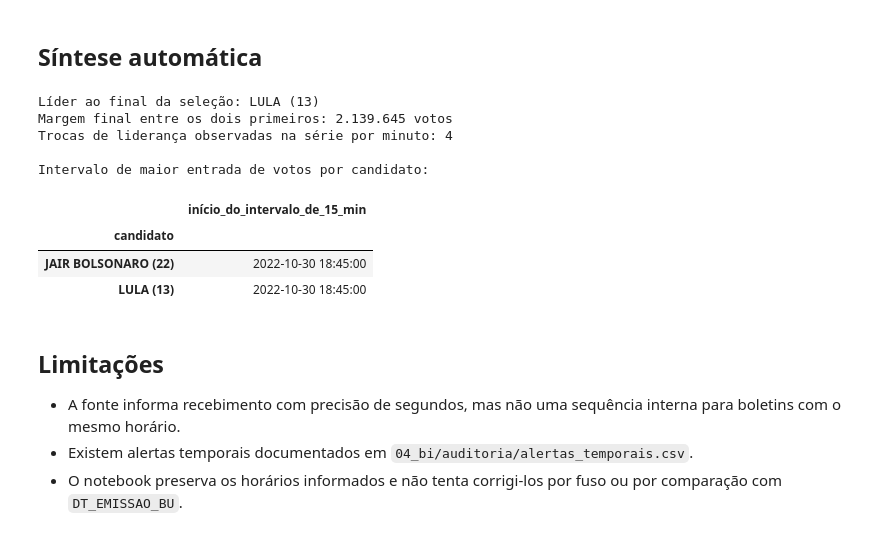
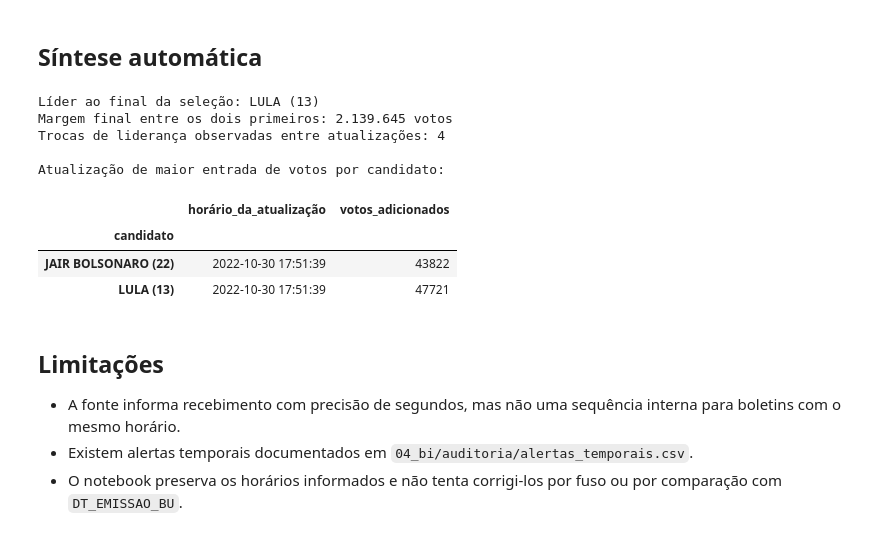
Before and after one commit to miltonRafa/Apuracoes, a Jupyter notebook: 2t2022/04_bi/notebooks/analise_evolucao_votos.ipynb, the cells around one changed output. Saved outputs shown, nothing was run; the diff lists cells and outputs as text; code cells hidden in the pictures.

Commit message:
Exibe cada atualização da apuração

```diff
--- a/2t2022/04_bi/notebooks/analise_evolucao_votos.ipynb
+++ b/2t2022/04_bi/notebooks/analise_evolucao_votos.ipynb
@@ -102,7 +98,7 @@ parametros = [CARGO] + ([UF.upper()] if UF else [])
 
 consulta = f"""
     SELECT
-        date_trunc('minute', v.dt_bu_recebido) AS instante,
+        v.dt_bu_recebido AS instante,
         concat(d.nm_votavel, ' (', d.nr_votavel, ')') AS candidato,
         sum(v.qt_votos)::BIGINT AS votos_no_lote
     FROM read_parquet('{caminho_fatos}', hive_partitioning=true) v
@@ -123,12 +119,10 @@ incrementos = (
     .fillna(0)
     .sort_index()
 )
-indice_completo = pd.date_range(incrementos.index.min(), incrementos.index.max(), freq=JANELA)
-incrementos = incrementos.reindex(indice_completo, fill_value=0)
 incrementos.index.name = "instante"
 acumulado = incrementos.cumsum()
 
 print(f"Período: {acumulado.index.min()} a {acumulado.index.max()}")
-print(f"Pontos por linha: {len(acumulado):,}")
+print(f"Atualizações distintas no segundo: {len(acumulado):,}")
 print(f"Candidatos: {', '.join(acumulado.columns)}")
 # %% [output]
@@ -267,26 +264,29 @@ fig.show(config=CONFIG_GRAFICO)
 # %%
 lider_por_instante = acumulado.idxmax(axis=1)
 trocas_lideranca = int(lider_por_instante.ne(lider_por_instante.shift()).sum() - 1)
 lider_final = resultado.index[0]
 margem_final = int(resultado.iloc[0, 0] - resultado.iloc[1, 0]) if len(resultado) > 1 else 0
-pico_por_candidato = incrementos_15min.idxmax()
+picos = pd.DataFrame({
+    "horário_da_atualização": incrementos.idxmax(),
+    "votos_adicionados": incrementos.max().astype("int64"),
+})
 
 print(f"Líder ao final da seleção: {lider_final}")
 print(f"Margem final entre os dois primeiros: {margem_final:,} votos".replace(",", "."))
-print(f"Trocas de liderança observadas na série por minuto: {trocas_lideranca}")
-print("\nIntervalo de maior entrada de votos por candidato:")
-display(pico_por_candidato.rename("início_do_intervalo_de_15_min").to_frame())
+print(f"Trocas de liderança observadas entre atualizações: {trocas_lideranca}")
+print("\nAtualização de maior entrada de votos por candidato:")
+display(picos)
 con.close()
 # %% [output]
 Líder ao final da seleção: LULA (13)
 Margem final entre os dois primeiros: 2.139.645 votos
-Trocas de liderança observadas na série por minuto: 4
+Trocas de liderança observadas entre atualizações: 4
 
-Intervalo de maior entrada de votos por candidato:
+Atualização de maior entrada de votos por candidato:
-|  | início_do_intervalo_de_15_min |
-| candidato |  |
-| JAIR BOLSONARO (22) | 2022-10-30 18:45:00 |
-| LULA (13) | 2022-10-30 18:45:00 |
+|  | horário_da_atualização | votos_adicionados |
+| candidato |  |  |
+| JAIR BOLSONARO (22) | 2022-10-30 17:51:39 | 43822 |
+| LULA (13) | 2022-10-30 17:51:39 | 47721 |
 # %% [markdown]
 ## Limitações
 
```
Also changed, not shown: parts of 10 cells of this notebook, 2 other files.
